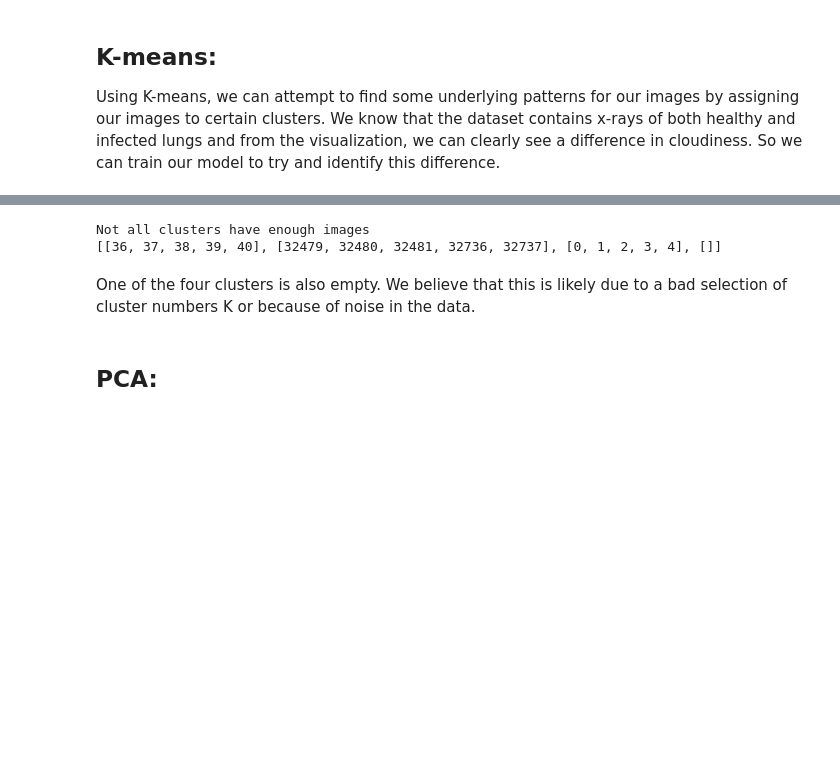
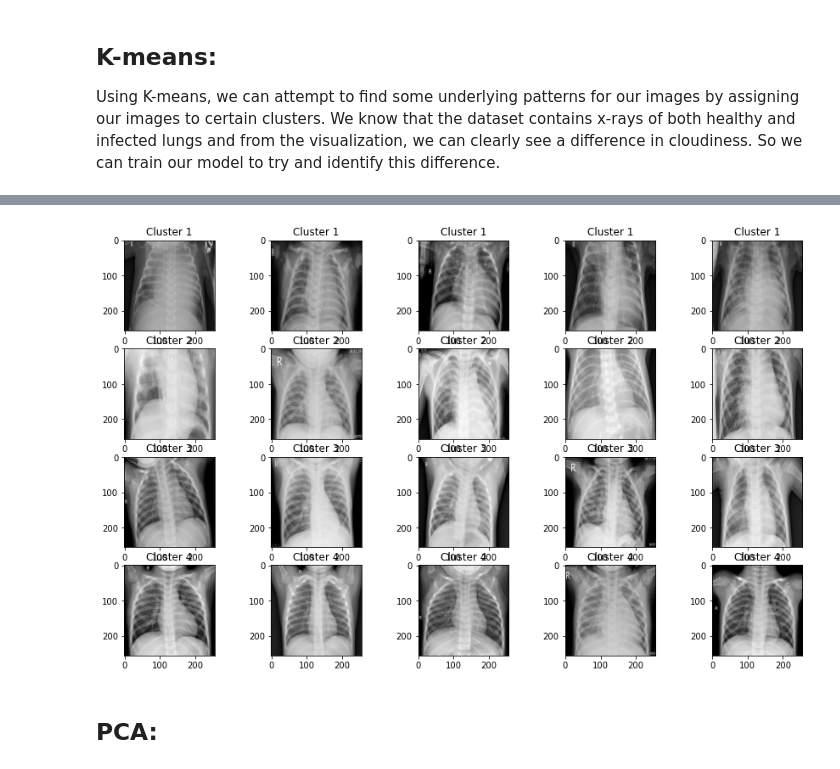
Before and after one commit to girishsenthil/K-Means-and-PCA-for-Pneumonia, a Jupyter notebook: KMeans_PCA_XRAYS.ipynb, the cells around one changed output, grey strips where cells are left out. Drawn from its saved outputs; the diff is of its cells as text; code cells hidden in the pictures; blank space fills up the shorter version.

```diff
--- a/KMeans_PCA_XRAYS.ipynb
+++ b/KMeans_PCA_XRAYS.ipynb
@@ -285,29 +284,8 @@ Total time: 194.57852840423584
-# %%
-indices = []
-
-for i in range(4):
-  indices.append([])
-
-i = 0
-j = 0
-while i < 5*4:
-    if (j == xray_kmeans.shape[1]):
-        print("Not all clusters have enough images")
-        break
-    val = max(four_clusters[:,j])
-    pos = np.where(four_clusters[:,j] == val)[0][0]
-    if (len(indices[pos]) != 5):
-        indices[pos].append(j)
-        i += 1
-
-    j += 1
-
-print(indices)
-# %% [output]
-Not all clusters have enough images
-[[36, 37, 38, 39, 40], [32479, 32480, 32481, 32736, 32737], [0, 1, 2, 3, 4], []]
-# %% [markdown]
-One of the four clusters is also empty. We believe that this is likely due to a bad selection of cluster numbers K or because of noise in the data.
+# %%
+indices = get_indices(kmeans_rnk, 5)
+view_images(indices)
+# %% [output]
+[figure, added]
 # %% [markdown]
 ## PCA:
 # %%
```
Also changed, not shown: parts of 27 cells of this notebook.
